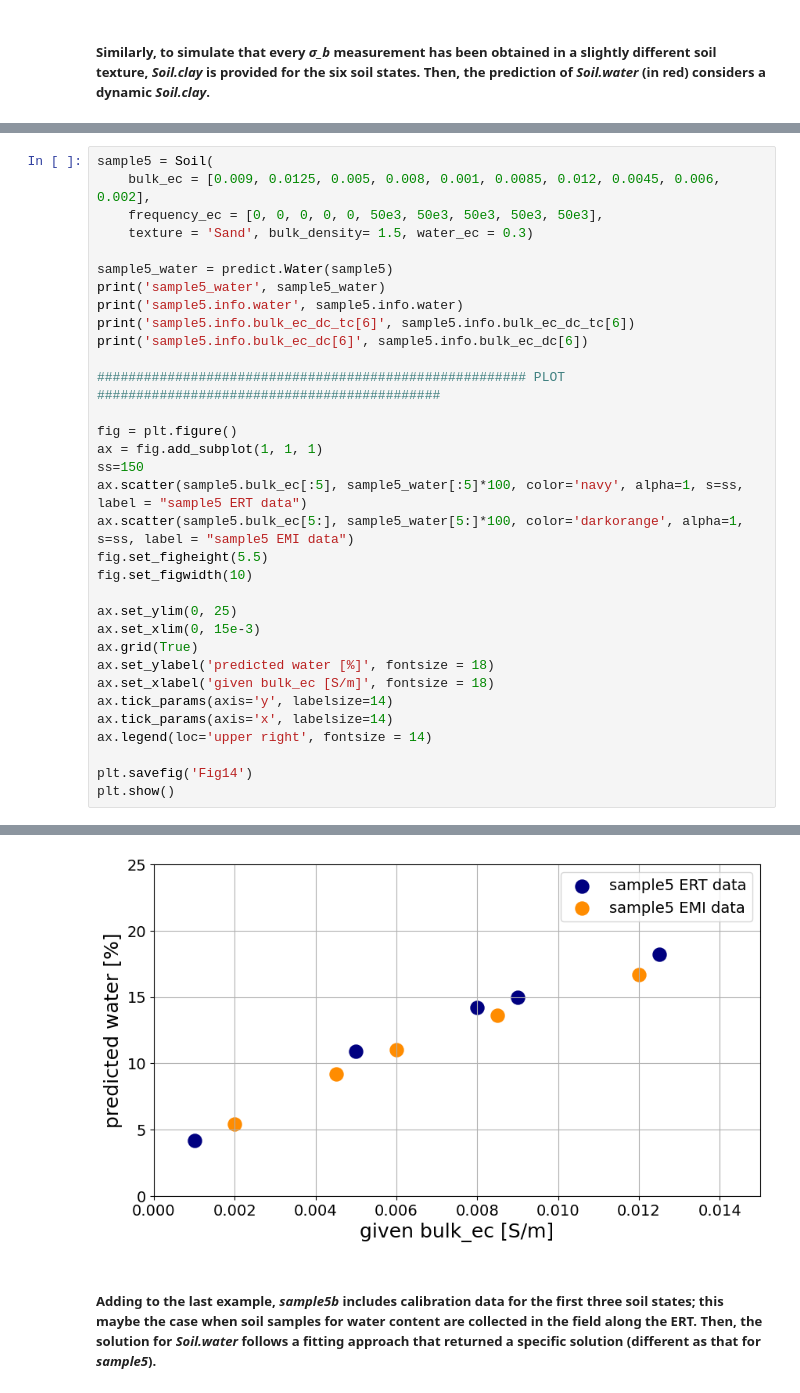
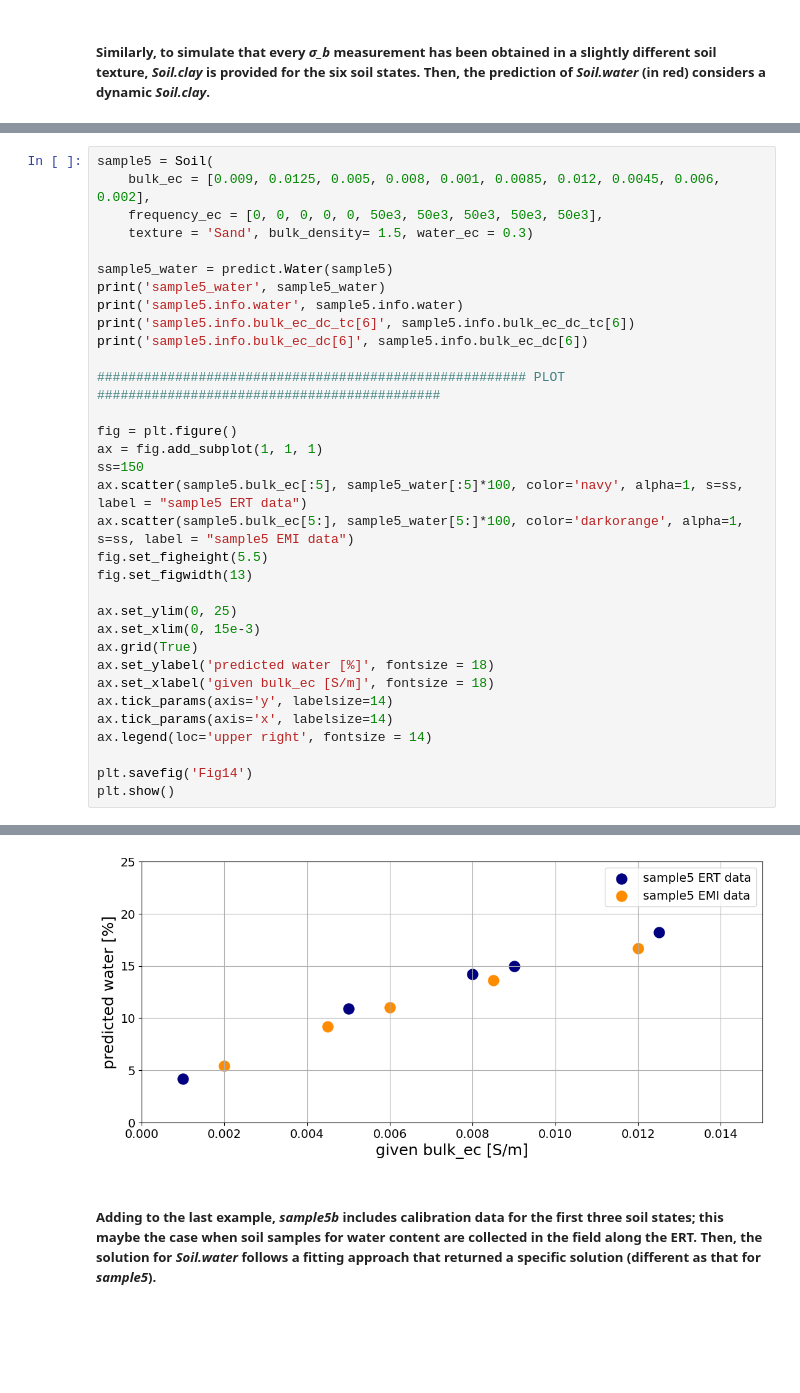
Before and after one commit to SENSE-UGent/Pedophysics, a Jupyter notebook: examples/Examples.ipynb, the cells around one changed output, grey strips where cells are left out. Cells and saved outputs as stored; diff of their text form; blank space fills up the shorter version.

```diff
--- a/examples/Examples.ipynb
+++ b/examples/Examples.ipynb
@@ -295,7 +431,7 @@ ss=150
 ax.scatter(sample5.bulk_ec[:5], sample5_water[:5]*100, color='navy', alpha=1, s=ss, label = "sample5 ERT data")
 ax.scatter(sample5.bulk_ec[5:], sample5_water[5:]*100, color='darkorange', alpha=1, s=ss, label = "sample5 EMI data")
 fig.set_figheight(5.5)
-fig.set_figwidth(10)
+fig.set_figwidth(13)
 
 ax.set_ylim(0, 25)
 ax.set_xlim(0, 15e-3)
@@ -326,4 +462,4 @@ sample5.info.bulk_ec_dc[6] Value given by the user--> EM frequency shift from ac
-[figure, old version]
+[figure, new version]
 # %% [markdown]
 ##### Adding to the last example, *sample5b* includes calibration data for the first three soil states; this maybe the case when soil samples for water content are collected in the field along the ERT. Then, the solution for *Soil.water* follows a fitting approach that returned a specific solution (different as that for *sample5*).
 # %%
```
Also changed, not shown: parts of 26 cells of this notebook, 23 other files.
